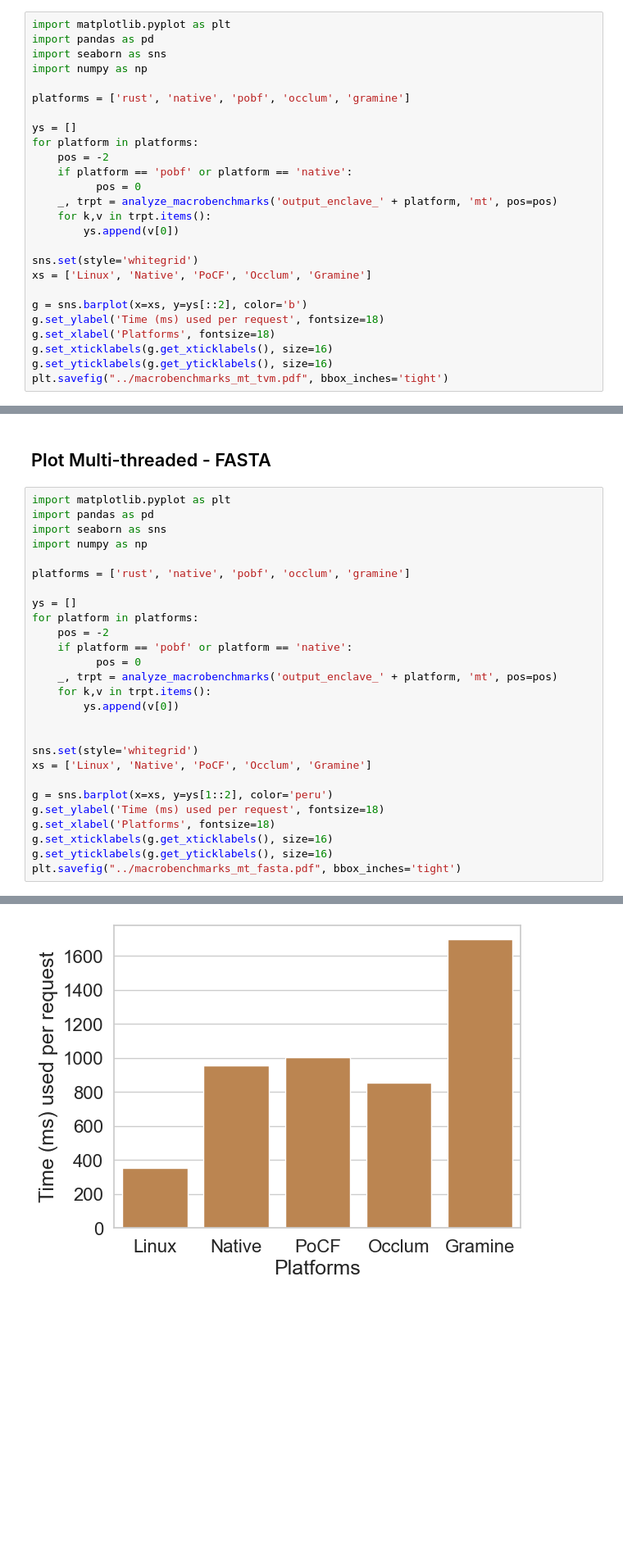
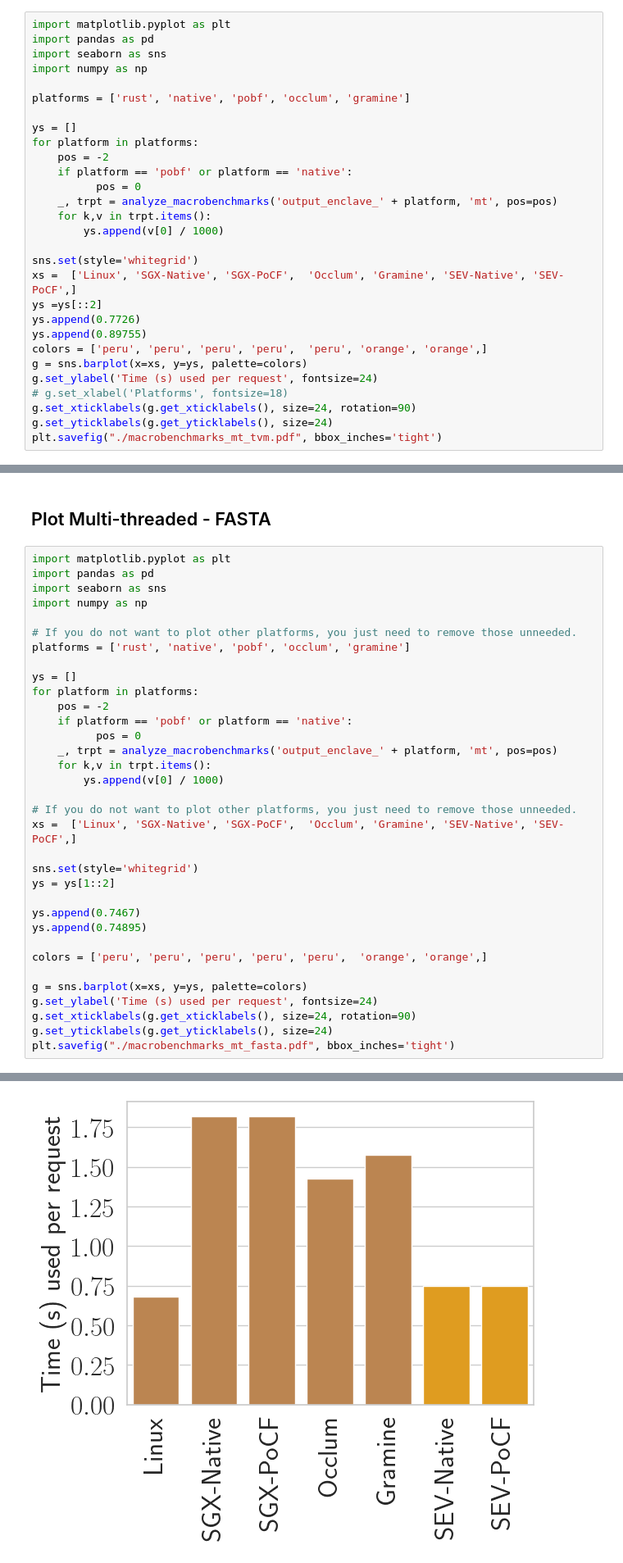
Before and after one commit to ya0guang/PoBF, a Jupyter notebook: scripts/figure.ipynb, the cells around one changed output, grey strips where cells are left out. Shown at 82% size. Drawn from its saved outputs; the diff is of its cells as text; blank space fills up the shorter version.

```diff
--- a/scripts/figure.ipynb
+++ b/scripts/figure.ipynb
@@ -311,15 +322,18 @@ for platform in platforms:
           pos = 0
     _, trpt = analyze_macrobenchmarks('output_enclave_' + platform, 'mt', pos=pos)
     for k,v in trpt.items():
-        ys.append(v[0])
+        ys.append(v[0] / 1000)
 
 sns.set(style='whitegrid')
-xs = ['Linux', 'Native', 'PoCF', 'Occlum', 'Gramine']
-
-g = sns.barplot(x=xs, y=ys[::2], color='b')
-g.set_ylabel('Time (ms) used per request', fontsize=18)
-g.set_xlabel('Platforms', fontsize=18)
-g.set_xticklabels(g.get_xticklabels(), size=16)
-g.set_yticklabels(g.get_yticklabels(), size=16)
-plt.savefig("../macrobenchmarks_mt_tvm.pdf", bbox_inches='tight')
+xs =  ['Linux', 'SGX-Native', 'SGX-PoCF',  'Occlum', 'Gramine', 'SEV-Native', 'SEV-PoCF',]
+ys =ys[::2]
+ys.append(0.7726)
+ys.append(0.89755)
+colors = ['peru', 'peru', 'peru', 'peru',  'peru', 'orange', 'orange',]
+g = sns.barplot(x=xs, y=ys, palette=colors)
+g.set_ylabel('Time (s) used per request', fontsize=24)
+# g.set_xlabel('Platforms', fontsize=18)
+g.set_xticklabels(g.get_xticklabels(), size=24, rotation=90)
+g.set_yticklabels(g.get_yticklabels(), size=24)
+plt.savefig("./macrobenchmarks_mt_tvm.pdf", bbox_inches='tight')
 # %% [output]
@@ -352,6 +363,7 @@ import pandas as pd
 import seaborn as sns
 import numpy as np
 
+# If you do not want to plot other platforms, you just need to remove those unneeded.
 platforms = ['rust', 'native', 'pobf', 'occlum', 'gramine']
 
 ys = []
@@ -361,16 +373,22 @@ for platform in platforms:
           pos = 0
     _, trpt = analyze_macrobenchmarks('output_enclave_' + platform, 'mt', pos=pos)
     for k,v in trpt.items():
-        ys.append(v[0])
+        ys.append(v[0] / 1000)
 
+# If you do not want to plot other platforms, you just need to remove those unneeded.
+xs =  ['Linux', 'SGX-Native', 'SGX-PoCF',  'Occlum', 'Gramine', 'SEV-Native', 'SEV-PoCF',]
 
 sns.set(style='whitegrid')
-xs = ['Linux', 'Native', 'PoCF', 'Occlum', 'Gramine']
+ys = ys[1::2]
 
-g = sns.barplot(x=xs, y=ys[1::2], color='peru')
-g.set_ylabel('Time (ms) used per request', fontsize=18)
-g.set_xlabel('Platforms', fontsize=18)
-g.set_xticklabels(g.get_xticklabels(), size=16)
-g.set_yticklabels(g.get_yticklabels(), size=16)
-plt.savefig("../macrobenchmarks_mt_fasta.pdf", bbox_inches='tight')
+ys.append(0.7467)
+ys.append(0.74895)
+
+colors = ['peru', 'peru', 'peru', 'peru', 'peru',  'orange', 'orange',]
+
+g = sns.barplot(x=xs, y=ys, palette=colors)
+g.set_ylabel('Time (s) used per request', fontsize=24)
+g.set_xticklabels(g.get_xticklabels(), size=24, rotation=90)
+g.set_yticklabels(g.get_yticklabels(), size=24)
+plt.savefig("./macrobenchmarks_mt_fasta.pdf", bbox_inches='tight')
 # %% [output]
@@ -397 +412 @@ task: task_fasta [[3950.0, 3860.0, 3780.0, 3740.0, 3740.0, 3570.0, 3580.0, 3410.
-[figure, old version]
+[figure, new version]
```
Also changed, not shown: parts of 10 cells of this notebook, 5 other files.
